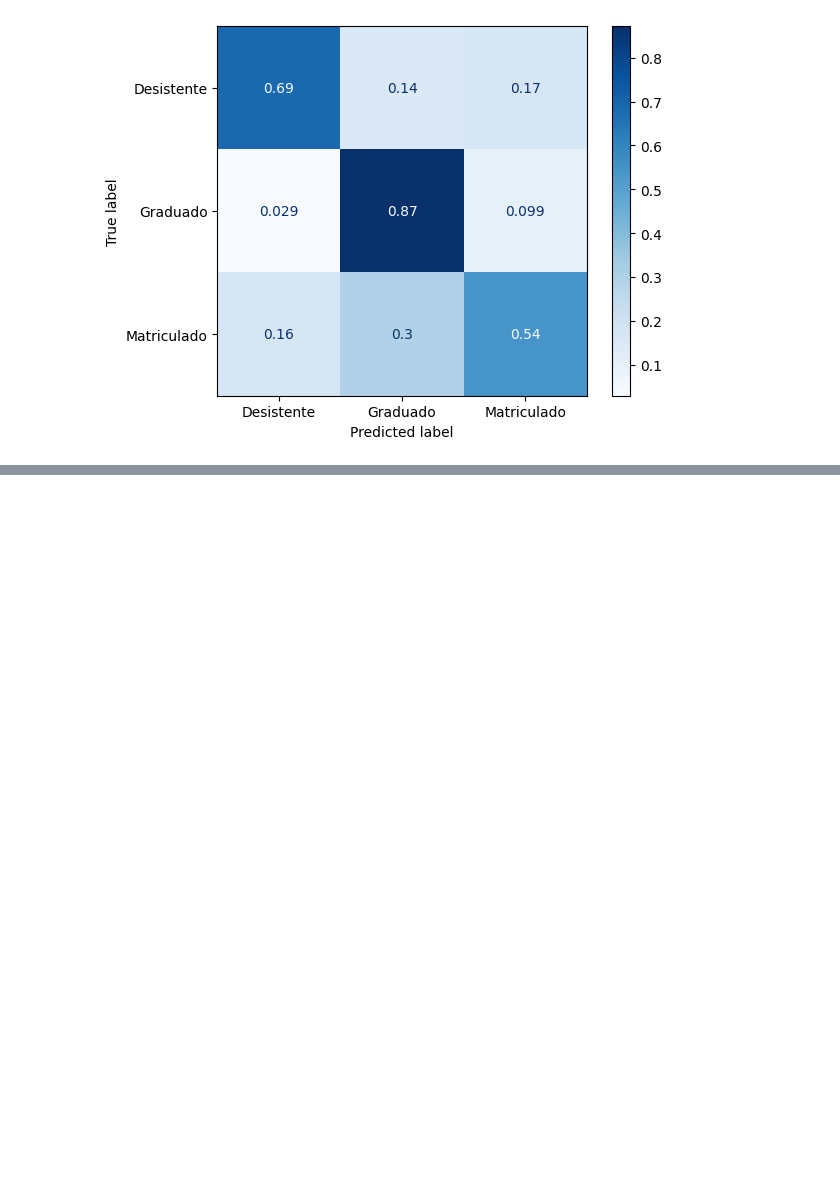
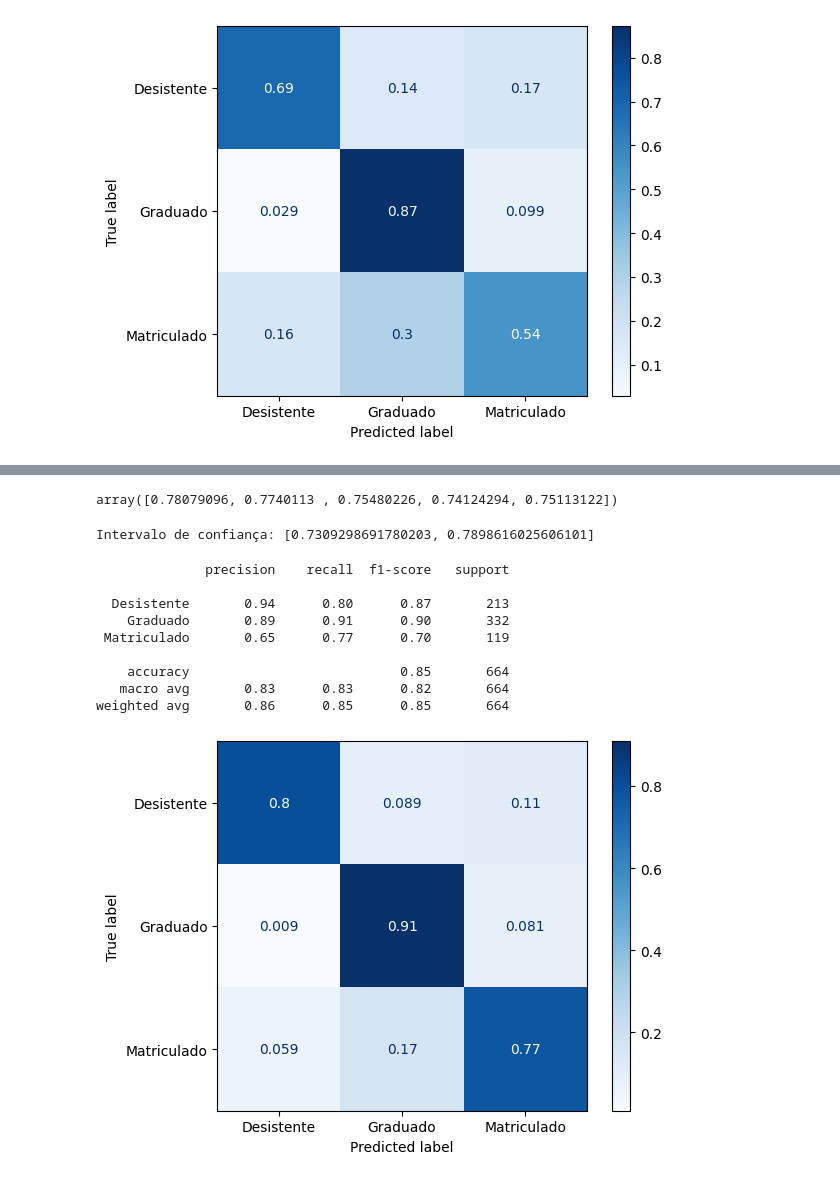
Before and after one commit to Vagnerkrg/class-dados-com-ml, a Jupyter notebook: multiclasse.ipynb, the cells around one changed output, grey strips where cells are left out. Saved outputs shown, nothing was run; the diff lists cells and outputs as text; code cells hidden in the pictures; blank space fills up the shorter version.

Commit message:
feat: finaliza pipeline de machine learning com validacao cruzada robusta

```diff
--- a/multiclasse.ipynb
+++ b/multiclasse.ipynb
@@ -373,0 +386,53 @@ weighted avg       0.76      0.75      0.75       752
+# %%
+# 1. Configura a divisão da validação cruzada em 5 blocos estratificados e embaralhados
+skf = StratifiedKFold(n_splits=5, shuffle=True, random_state=0)
+
+# 2. Executa a validação cruzada passando o pipeline completo e os dados originais (X e y)
+# O imbpipeline cuidará de aplicar o SMOTE apenas dentro das dobras de treino internas
+cv_resultados = cross_validate(pipeline, X, y, cv=skf, scoring='recall_weighted')
+
+# 3. Retorna os 5 escores de Recall Ponderado obtidos em cada um dos testes realizados
+cv_resultados['test_score']
+# %% [output]
+array([0.78079096, 0.7740113 , 0.75480226, 0.74124294, 0.75113122])
+# %%
+# Calula a média e o desvio padrão dos escores da validação cruzada
+media = cv_resultados['test_score'].mean()
+desvio_padrao = cv_resultados['test_score'].std()
+
+# Exibe o intervalo de confiança utilizando a margem de 2 desvios padrões
+print(f'Intervalo de confiança: [{media-2*desvio_padrao}, {min(media+2*desvio_padrao, 1.0)}]')
+# %% [output]
+Intervalo de confiança: [0.7309298691780203, 0.7898616025606101]
+# %%
+# 1. Inicializa o SMOTE para criar dados sintéticos e igualar a proporção das classes
+oversample = SMOTE(random_state=0)
+
+# 2. Aplica o balanceamento gerando a matriz e o vetor com classes equilibradas
+X_balanceado, y_balanceado = oversample.fit_resample(X, y)
+
+# 3. Inicializa o Random Forest com semente fixa e profundidade máxima limitada em 10 níveis
+modelo = RandomForestClassifier(random_state=0, max_depth=10)
+
+# 4. Treina o classificador utilizando os dados balanceados obtidos no passo anterior
+modelo.fit(X_balanceado, y_balanceado)
+
+# 5. Gera as previsões finais para o conjunto de teste isolado e inédito
+y_pred = modelo.predict(X_teste)
+
+# 6. Exibe o relatório de classificação completo (Precision, Recall, F1-Score e Acurácia)
+print(classification_report(y_teste, y_pred))
+
+# 7. Plota a Matriz de Confusão visual com valores normalizados e mapa de cores azul (Blues)
+ConfusionMatrixDisplay.from_predictions(y_teste, y_pred, normalize='true', cmap='Blues');
+# %% [output]
+              precision    recall  f1-score   support
+
+  Desistente       0.94      0.80      0.87       213
+    Graduado       0.89      0.91      0.90       332
+ Matriculado       0.65      0.77      0.70       119
+
+    accuracy                           0.85       664
+   macro avg       0.83      0.83      0.82       664
+weighted avg       0.86      0.85      0.85       664
+[figure, added]
```
Also changed, not shown: parts of 4 cells of this notebook.
